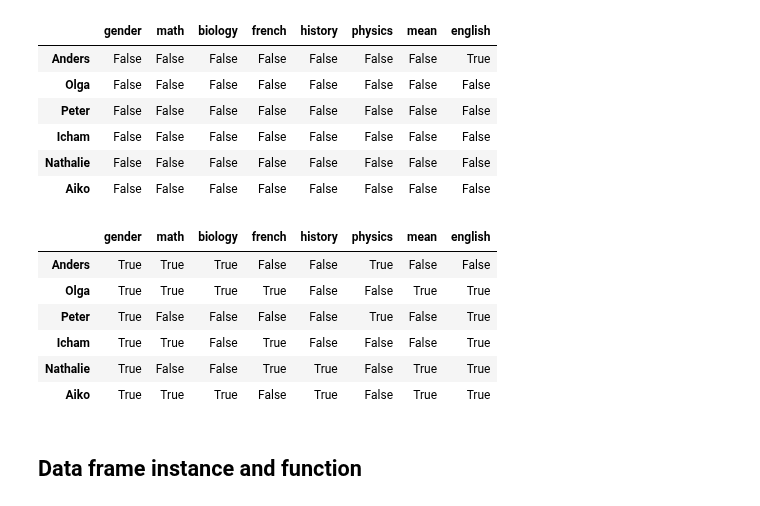
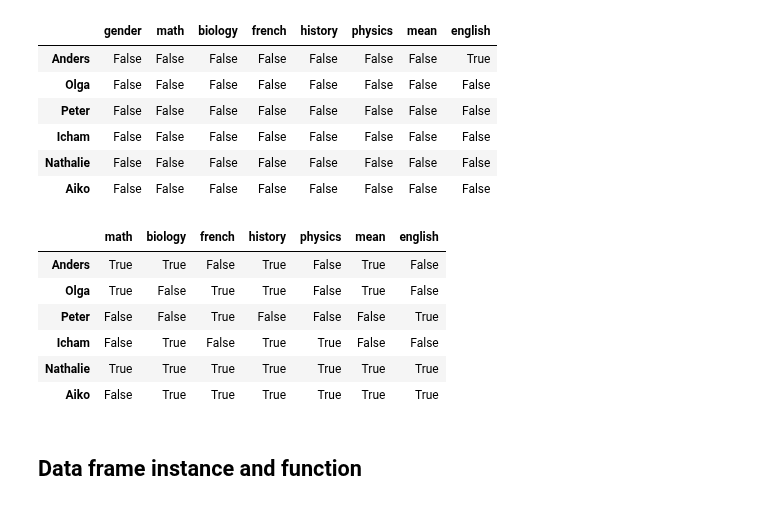
Before and after one commit to samuelmurail/jupyter_training_course, a Jupyter notebook: notebook/03_Interactive_data_analysis.ipynb, the cells around one changed output. Drawn from its saved outputs; the diff is of its cells as text; code cells hidden in the pictures.

```diff
--- a/notebook/03_Interactive_data_analysis.ipynb
+++ b/notebook/03_Interactive_data_analysis.ipynb
@@ -329,16 +335,19 @@ all_grad.isna()
 | Icham | False | False | False | False | False | False | False | False |
 | Nathalie | False | False | False | False | False | False | False | False |
 | Aiko | False | False | False | False | False | False | False | False |
-# %%
-all_grad > 10
-# %% [output]
-|  | gender | math | biology | french | history | physics | mean | english |
-| Anders | True | True | True | False | False | True | False | False |
-| Olga | True | True | True | True | False | False | True | True |
-| Peter | True | False | False | False | False | True | False | True |
-| Icham | True | True | False | True | False | False | False | True |
-| Nathalie | True | False | False | True | True | False | True | True |
-| Aiko | True | True | True | False | True | False | True | True |
+# %%
+# Which grades are above 10?
+# We can't calculate a gender > 10, so we drop that column
+all_grad2 = all_grad.drop(columns='gender')
+all_grad2 > 10
+# %% [output]
+|  | math | biology | french | history | physics | mean | english |
+| Anders | True | True | False | True | False | True | False |
+| Olga | True | False | True | True | False | True | False |
+| Peter | False | False | True | False | False | False | True |
+| Icham | False | True | False | True | True | False | False |
+| Nathalie | True | True | True | True | True | True | True |
+| Aiko | False | True | True | True | True | True | True |
 # %% [markdown]
 ## Data frame instance and function
 # %%
```
Also changed, not shown: parts of 34 cells of this notebook.
